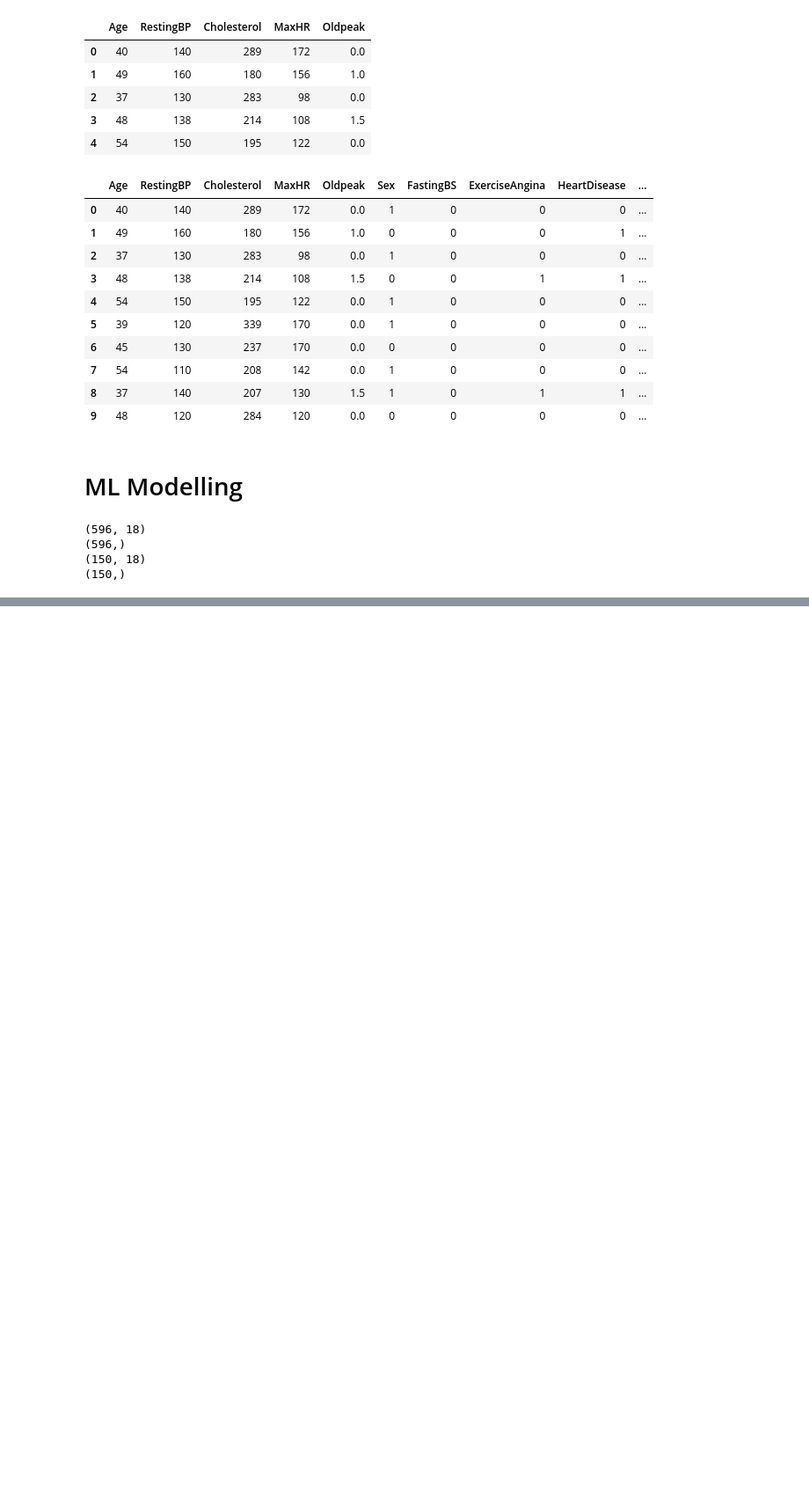
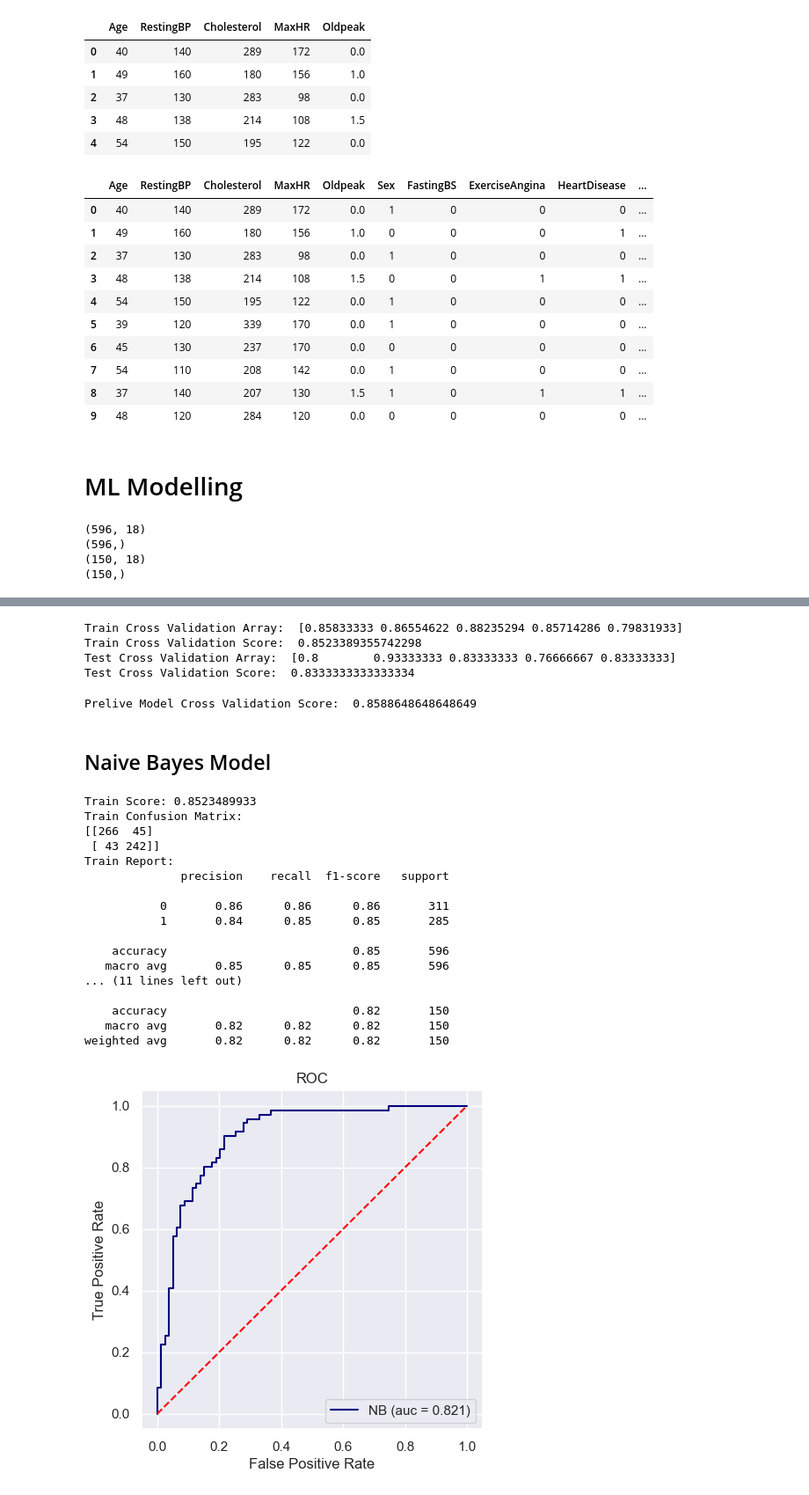
Before and after one commit to barankutluay/heart-failure-prediction, a Jupyter notebook: heart-failure-prediction.ipynb, the cells around one changed output, grey strips where cells are left out. Shown: that part at 88% size. Drawn from its saved outputs; the diff is of its cells as text; code cells hidden in the pictures; blank space fills up the shorter version.

```diff
--- a/heart-failure-prediction.ipynb
+++ b/heart-failure-prediction.ipynb
@@ -422,12 +423,10 @@ df.head(10)
 from sklearn.model_selection import train_test_split
 
 y = df["HeartDisease"]
-
-X = df.drop(["HeartDisease"],axis=1)
-
-X_train, X_test, y_train, y_test = train_test_split(X,y,test_size= 0.20,random_state = 21)
-
-print(X_train.shape,y_train.shape,X_test.shape,y_test.shape,sep="\n")
+X = df.drop(["HeartDisease"], axis=1)
+X_train, X_test, y_train, y_test = train_test_split(
+    X, y, test_size=0.20, random_state=21)
+print(X_train.shape, y_train.shape, X_test.shape, y_test.shape, sep="\n")
 # %% [output]
 (596, 18)
 (596,)
@@ -496,3 +481,69 @@ Train Report:
    macro avg       0.88      0.88      0.88       150
 weighted avg       0.88      0.88      0.88       150
 [figure]
+# %%
+from sklearn.model_selection import cross_val_score
+
+print("Train Cross Validation Array: ", cross_val_score(lr_model, X_train,y_train,cv=5))
+print("Train Cross Validation Score: ", cross_val_score(lr_model, X_train,y_train,cv=5).mean())
+
+print("Test Cross Validation Array: ", cross_val_score(lr_model, X_test,y_test,cv=5))
+print("Test Cross Validation Score: ", cross_val_score(lr_model, X_test,y_test,cv=5).mean())
+# %% [output]
+Train Cross Validation Array:  [0.85833333 0.86554622 0.88235294 0.85714286 0.79831933]
+Train Cross Validation Score:  0.8523389355742298
+Test Cross Validation Array:  [0.8        0.93333333 0.83333333 0.76666667 0.83333333]
+Test Cross Validation Score:  0.8333333333333334
+# %%
+print("Prelive Model Cross Validation Score: ", cross_val_score(lr_model,X,y,cv=10).mean())
+# %% [output]
+Prelive Model Cross Validation Score:  0.8588648648648649
+# %% [markdown]
+## Naive Bayes Model
+# %%
+# Naive Bayes Model
+from sklearn.naive_bayes import GaussianNB
+from sklearn.metrics import confusion_matrix, accuracy_score, classification_report, roc_auc_score, roc_curve
+
+nb_model = GaussianNB().fit(X_train, y_train)
+nb_pred = nb_model.predict(X_train)
+nb_score = accuracy_score(y_train, nb_pred)
+nb_test_pred = nb_model.predict(X_test)
+nb_test_score = accuracy_score(y_test, nb_test_pred)
+
+print(f"Train Score: {nb_score:0.10f}",
+      f"Train Confusion Matrix:\n{confusion_matrix(y_train, nb_pred)}",
+      f"Train Report:\n{classification_report(y_train, nb_pred)}", sep="\n")
+
+print(f"Test Score: {nb_test_score:0.10f}",
+      f"Test Confusion Matrix:\n{confusion_matrix(y_test, nb_test_pred)}",
+      f"Test Report:\n{classification_report(y_test, nb_test_pred)}", sep="\n")
+
+plt.figure(figsize=(5, 5))
+roc_auc = roc_auc_score(y_test, nb_model.predict(X_test))
+fpr, tpr, thresholds = roc_curve(
+    y_test, nb_model.predict_proba(X_test)[:, 1])
+plt.plot(fpr, tpr, label='NB (auc = %0.3f)' %
+         roc_auc, color='navy'), plt.plot([0, 1], [0, 1], 'r--')
+plt.title('ROC'), plt.xlabel('False Positive Rate'), plt.ylabel(
+    'True Positive Rate'), plt.legend(loc="lower right")
+plt.show()
+# %% [output]
+Train Score: 0.8523489933
+Train Confusion Matrix:
+[[266  45]
+ [ 43 242]]
+Train Report:
+              precision    recall  f1-score   support
+
+           0       0.86      0.86      0.86       311
+           1       0.84      0.85      0.85       285
+
+    accuracy                           0.85       596
+   macro avg       0.85      0.85      0.85       596
+... (11 lines left out)
+
+    accuracy                           0.82       150
+   macro avg       0.82      0.82      0.82       150
+weighted avg       0.82      0.82      0.82       150
+[figure, added]
```
Also changed, not shown: parts of 14 cells of this notebook.
